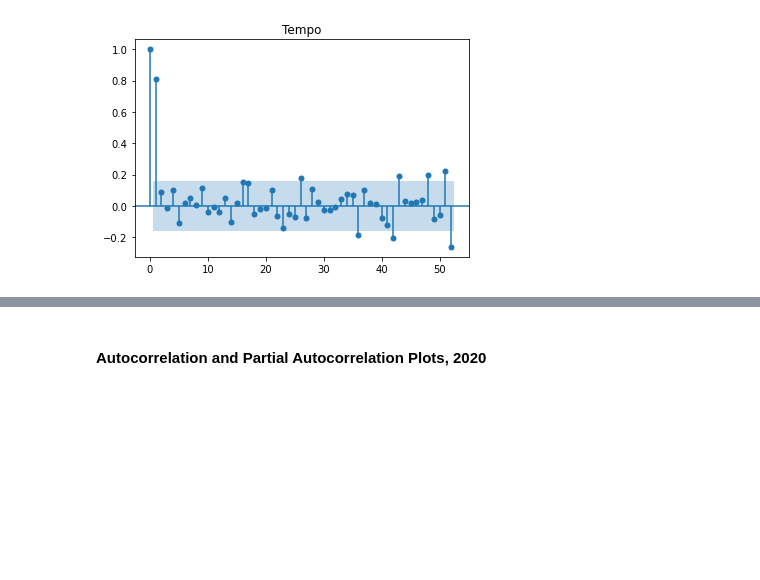
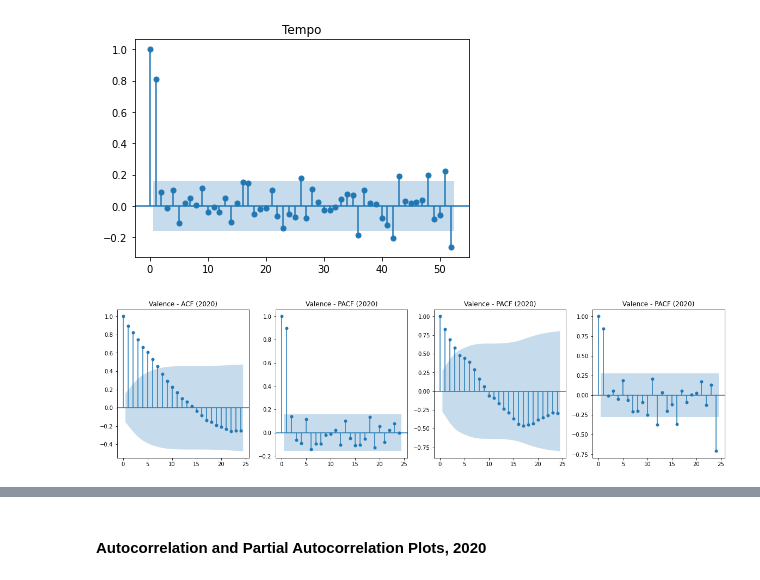
Before and after one commit to EmFib/music_for_the_future, a Jupyter notebook: code/time_series_eda.ipynb, the cells around one changed output, grey strips where cells are left out. Cells and saved outputs as stored; diff of their text form; code cells hidden in the pictures; blank space fills up the shorter version.

Commit message:
made many ACF PACF and line plots for each feature and each country

```diff
--- a/code/time_series_eda.ipynb
+++ b/code/time_series_eda.ipynb
@@ -240,3 +242,11 @@ for feature in audio_features:
 for feature in audio_features:
 
     plot_acf(rw_italy_17_19[feature].dropna(), lags=52, title=feature.capitalize())
+# %%
+fig,ax = plt.subplots(1, 4, figsize=(20,5))
+plot_acf(rw_italy_17_19['valence'].dropna(), lags=24, title='Valence - ACF (2020)', ax=ax[0])
+plot_pacf(rw_italy_17_19['valence'].dropna(), lags=24, title='Valence - PACF (2020)', ax=ax[1])
+plot_acf(rw_italy_20['valence'].dropna(), lags=24, title='Valence - PACF (2020)', ax=ax[2])
+plot_pacf(rw_italy_20['valence'].dropna(), lags=24, title='Valence - PACF (2020)', ax=ax[3]) ;
+# %% [output]
+[figure, added]
```
Also changed, not shown: parts of 17 cells of this notebook.
